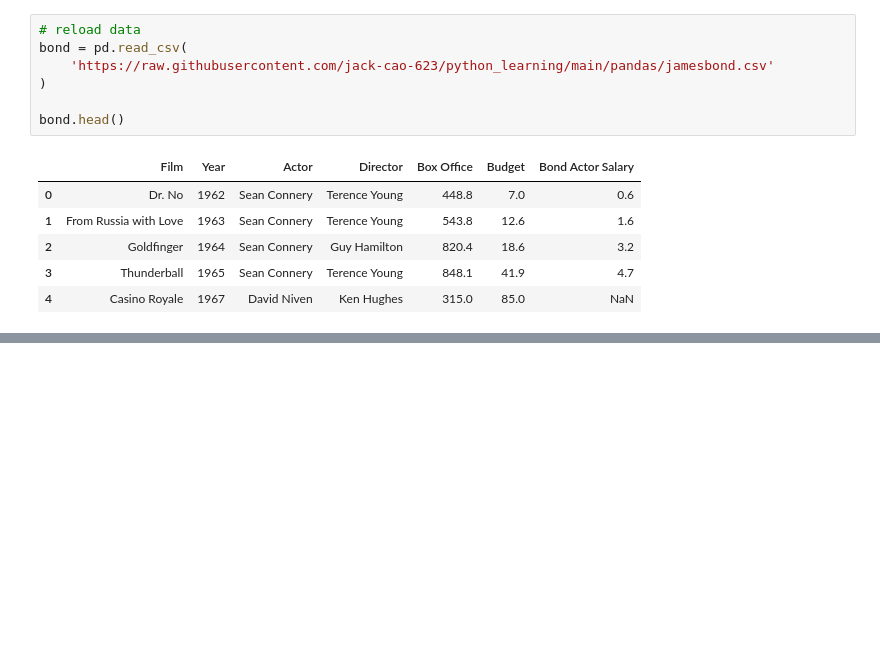
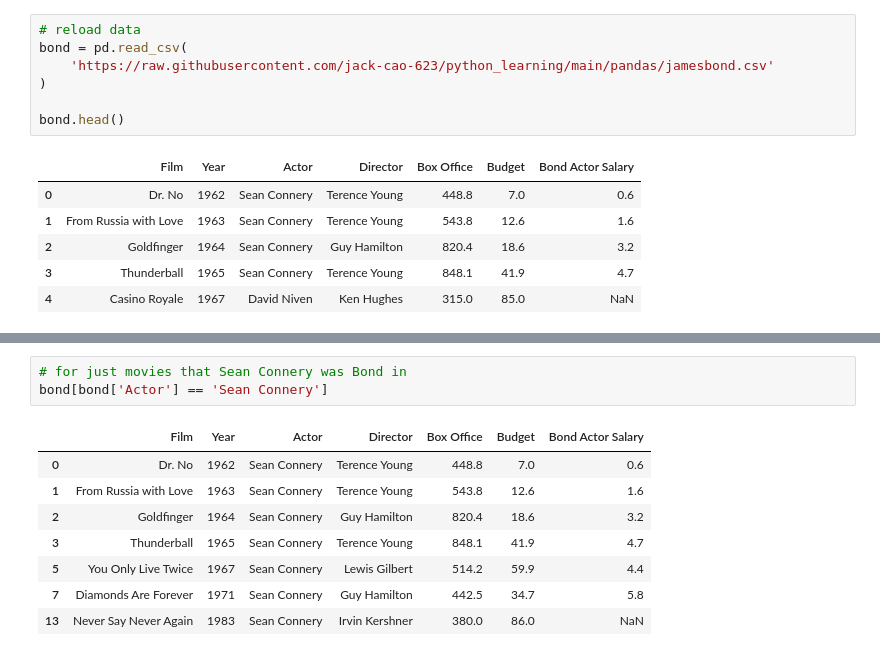
Before and after one commit to jack-cao-623/python_learning, a Jupyter notebook: dataframes_03_data_extraction.ipynb, the cells around one changed output, grey strips where cells are left out. Saved outputs shown, nothing was run; the diff lists cells and outputs as text; blank space fills up the shorter version.

```diff
--- a/dataframes_03_data_extraction.ipynb
+++ b/dataframes_03_data_extraction.ipynb
@@ -1108,0 +1134,12 @@ bond.head()
+# %%
+# for just movies that Sean Connery was Bond in
+bond[bond['Actor'] == 'Sean Connery']
+# %% [output]
+|  | Film | Year | Actor | Director | Box Office | Budget | Bond Actor Salary |
+| 0 | Dr. No | 1962 | Sean Connery | Terence Young | 448.8 | 7.0 | 0.6 |
+| 1 | From Russia with Love | 1963 | Sean Connery | Terence Young | 543.8 | 12.6 | 1.6 |
+| 2 | Goldfinger | 1964 | Sean Connery | Guy Hamilton | 820.4 | 18.6 | 3.2 |
+| 3 | Thunderball | 1965 | Sean Connery | Terence Young | 848.1 | 41.9 | 4.7 |
+| 5 | You Only Live Twice | 1967 | Sean Connery | Lewis Gilbert | 514.2 | 59.9 | 4.4 |
+| 7 | Diamonds Are Forever | 1971 | Sean Connery | Guy Hamilton | 442.5 | 34.7 | 5.8 |
+| 13 | Never Say Never Again | 1983 | Sean Connery | Irvin Kershner | 380.0 | 86.0 | NaN |
```
Also changed, not shown: parts of 7 cells of this notebook.
